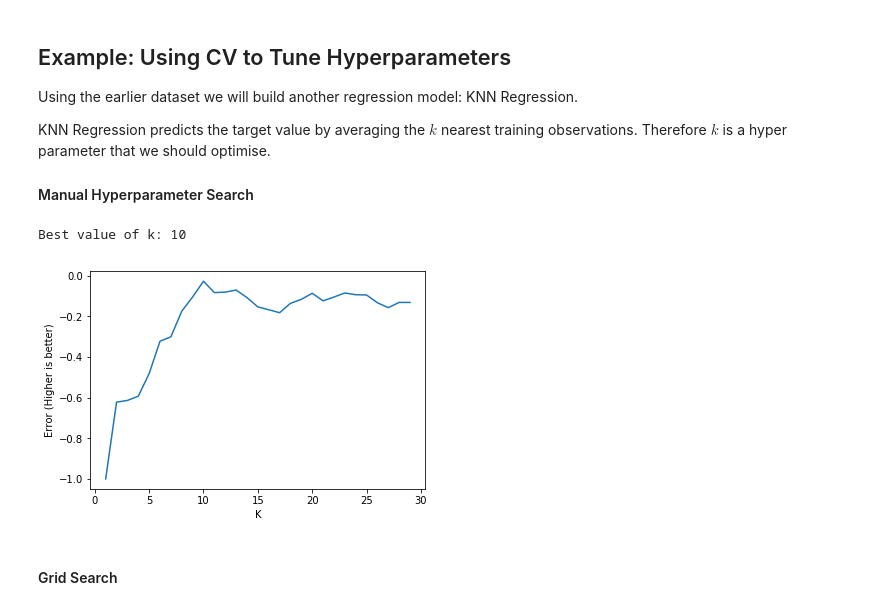
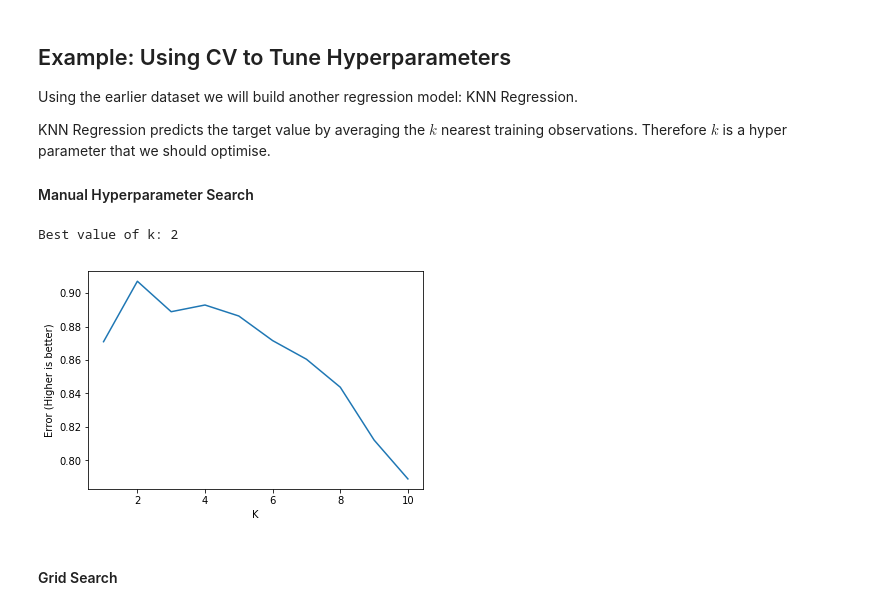
Before and after one commit to sjtrny/buss6002_tutorials, a Jupyter notebook: week_09/week_09.ipynb, the cells around one changed output. Cells and saved outputs as stored; diff of their text form; code cells hidden in the pictures.

```diff
--- a/week_09/week_09.ipynb
+++ b/week_09/week_09.ipynb
@@ -270,14 +270,14 @@ from sklearn.model_selection import cross_val_score
 
 cv_scores = []
 
-k_values = np.arange(1,30)
+k_values = np.arange(1,11)
 
 for k in k_values:
     knn = KNeighborsRegressor(n_neighbors = k)
 
     # This returns a "greater is better" version of MSE
     # http://scikit-learn.org/stable/modules/generated/sklearn.metrics.make_scorer.html
-    scores = cross_val_score(knn, x.reshape(-1, 1), y_train, cv = 3)
+    scores = cross_val_score(knn, x_train.reshape(-1, 1), y_train, cv = 3)
 
     # Get the mean of the scores from the 3 folds
     cv_score = np.mean(scores)
@@ -286,18 +286,18 @@ for k in k_values:
 
 print("Best value of k: {0}".format(k_values[np.argmax(cv_scores)]))
 # %% [output]
-Best value of k: 10
+Best value of k: 2
 # %%
 fig = plt.figure()
 
-plt.plot(np.arange(1,30), cv_scores)
+plt.plot(k_values, cv_scores)
 
 plt.xlabel("K")
 plt.ylabel("Error (Higher is better)")
 
 plt.show()
 # %% [output]
-[figure, old version]
+[figure, new version]
 # %% [markdown]
 #### Grid Search
 # %%
```
Also changed, not shown: parts of 5 cells of this notebook, 1 other file.
